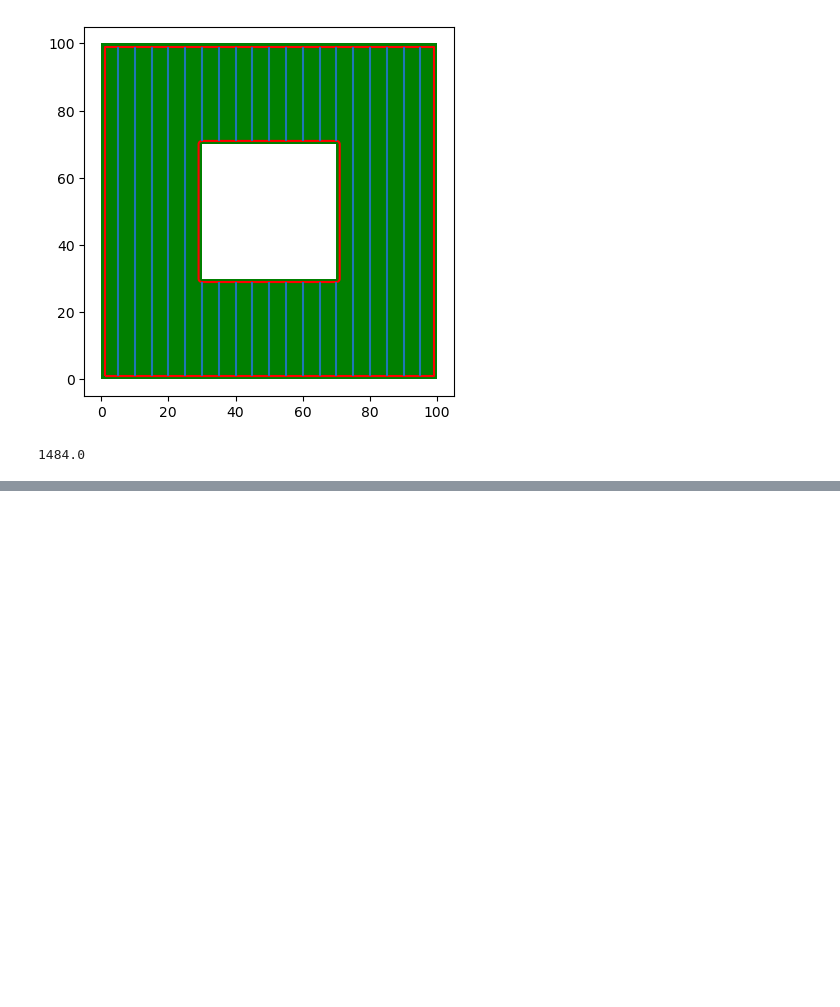
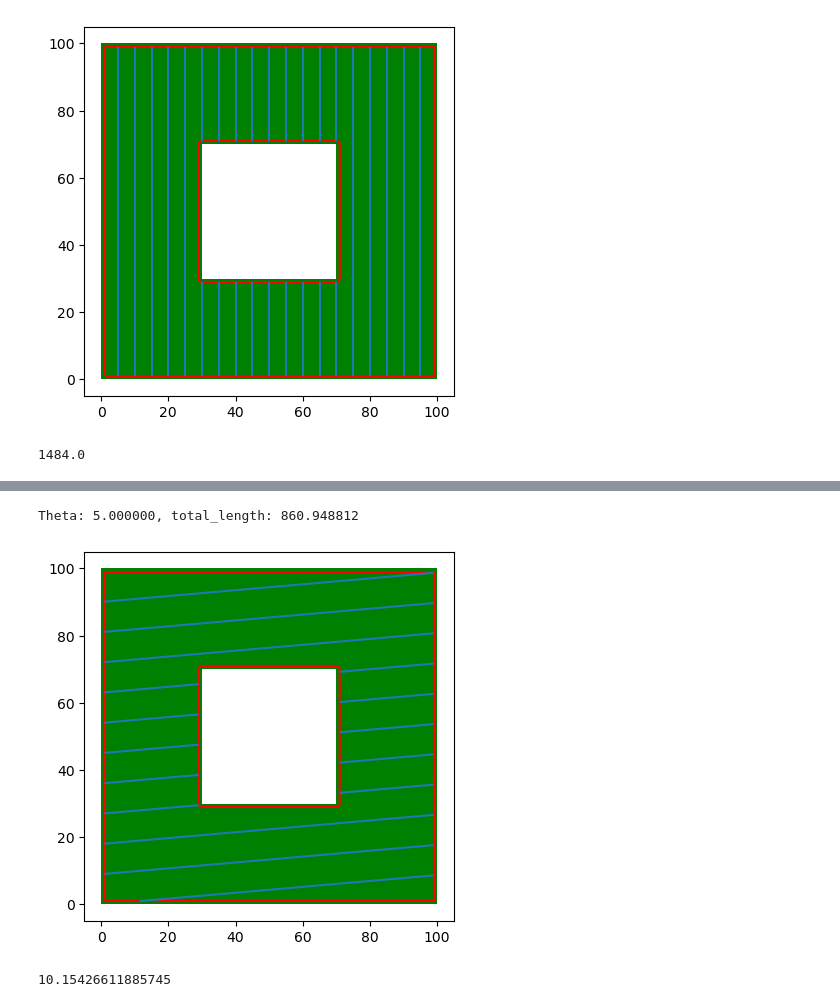
Before and after one commit to NickBak08/AgricultureRobotics, a Jupyter notebook: PathPlanning/testing_functions.ipynb, the cells around one changed output, grey strips where cells are left out. Drawn from its saved outputs; the diff is of its cells as text; code cells hidden in the pictures; blank space fills up the shorter version.

Commit message:
Add loop to automatically rotate vectors

```diff
--- a/PathPlanning/testing_functions.ipynb
+++ b/PathPlanning/testing_functions.ipynb
@@ -77,7 +78,7 @@ plt.show()
 
 vector = []
 for i in range(100):
-    vector.append([[-0+i*5,100],[0+i*5,0]])
+    vector.append([[0+i*5,100],[0+i*5,0]])
 
 swaths = []
 swaths_clipped = []
@@ -101,0 +182,38 @@ print(total_swath_length)
+# %%
+d = 10
+theta_z = 5  # Rotation angle in degrees around z-axis
+dx = d/(np.sin(np.radians(theta_z))+0.01)
+# dx = d
+vector = np.array([10000, 0])
+rotated_vector = rotate_vector_z(vector, theta_z)
+rotated_vector = [[0,0],list(rotated_vector)]
+vector_list = []
+for i in range(-20,20):
+    vector_list.append([[rotated_vector[0][0]+i*dx,rotated_vector[0][1]],[rotated_vector[1][0]+dx*i,rotated_vector[1][1]]])
+
+
+
+swaths = []
+swaths_clipped = []
+for i in range(len(vector_list)):
+    swaths.append(gpd.GeoSeries(LineString(vector_list[i])))
+    swaths_clipped.append(gpd.clip(swaths[i],field_with_headlands))
+
+fig, ax = plt.subplots()
+field.plot(ax = ax, color = 'green')
+field_with_headlands.boundary.plot(ax = ax,color = 'red')
+total_swath_length = 0
+for i in range(len(swaths_clipped)):
+    if not swaths_clipped[i].get_coordinates().empty: # This line is to make sure we don't calculate the length for vectors that are completely outside of the boundaries
+        swaths_clipped[i].plot(ax = ax)
+        total_swath_length+=swaths_clipped[i][0].length
+print('Theta: {:6f}, total_length: {:6f}'.format(theta_z,total_swath_length))
+
+plt.show()
+# %% [output]
+Theta: 5.000000, total_length: 860.948812
+[figure, added]
+# %%
+10/np.sin(np.radians(10))
+# %% [output]
+10.15426611885745
```
Also changed, not shown: parts of 3 cells of this notebook.
